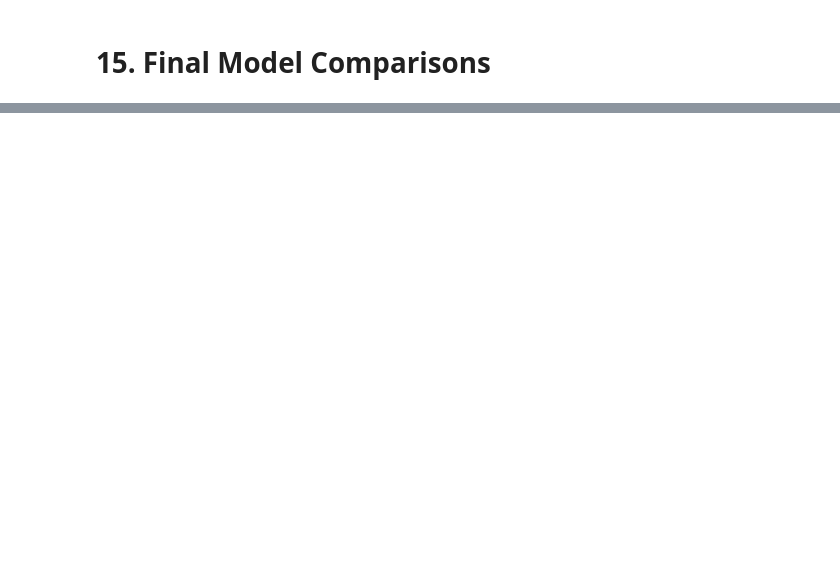
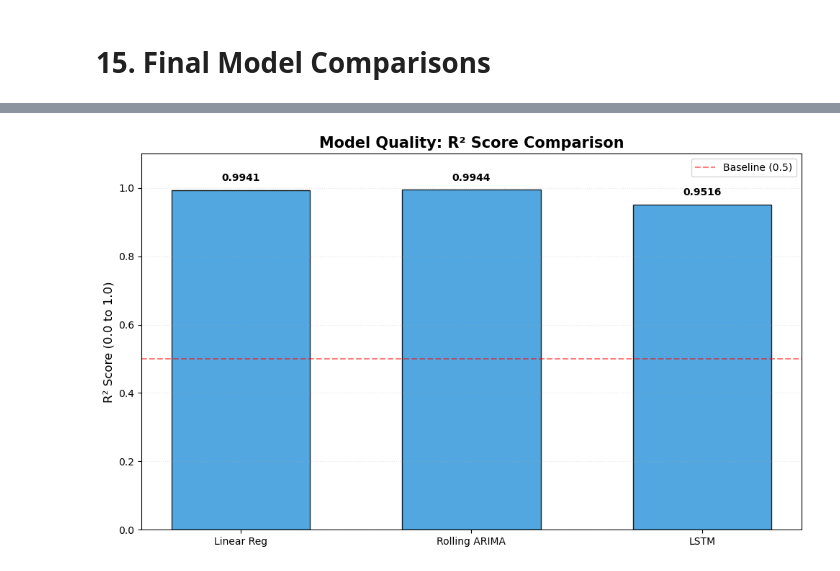
Before and after one commit to Denim951/stock-price-forecasting, a Jupyter notebook: stock_model_development.ipynb, the cells around one changed output, grey strips where cells are left out. Saved outputs shown, nothing was run; the diff lists cells and outputs as text; code cells hidden in the pictures; blank space fills up the shorter version.

```diff
--- a/stock_model_development.ipynb
+++ b/stock_model_development.ipynb
@@ -1079,0 +1143,37 @@ plt.show()
+# %%
+import matplotlib.pyplot as plt
+
+# 1. Data Setup
+models_r2 = ["Linear Reg", "Rolling ARIMA", "LSTM"]
+r2_values = [0.9941, 0.9944, 0.9516]
+
+# 2. Create the Plot
+plt.figure(figsize=(10, 6))
+# Using a clean professional blue for the bars
+bars = plt.bar(models_r2, r2_values, color='#3498db', alpha=0.85, edgecolor='black', width=0.6)
+
+# 3. Customization
+plt.ylabel('R² Score (0.0 to 1.0)', fontsize=12)
+plt.title('Model Quality: R² Score Comparison', fontsize=15, fontweight='bold')
+
+# Set limits from 0 to 1.1 so the bars look grounded and full
+plt.ylim(0, 1.1)
+
+# Add a dashed line at 0.5 to show a "baseline" or random-chance equivalent
+plt.axhline(0.5, color='red', linestyle='--', alpha=0.5, label='Baseline (0.5)')
+
+# Add value labels with 4 decimal places for precision
+for bar in bars:
+    yval = bar.get_height()
+    plt.text(bar.get_x() + bar.get_width()/2, yval + 0.02,
+             f'{yval:.4f}', ha='center', va='bottom', fontweight='bold')
+
+plt.grid(axis='y', linestyle=':', alpha=0.3)
+plt.legend(loc='upper right')
+plt.tight_layout()
+
+# Save the new version
+plt.savefig("figures/model_r2_comparison_fixed.png", dpi=300)
+plt.show()
+# %% [output]
+[figure, added]
```
Also changed, not shown: parts of 36 cells of this notebook, 14 other files.
